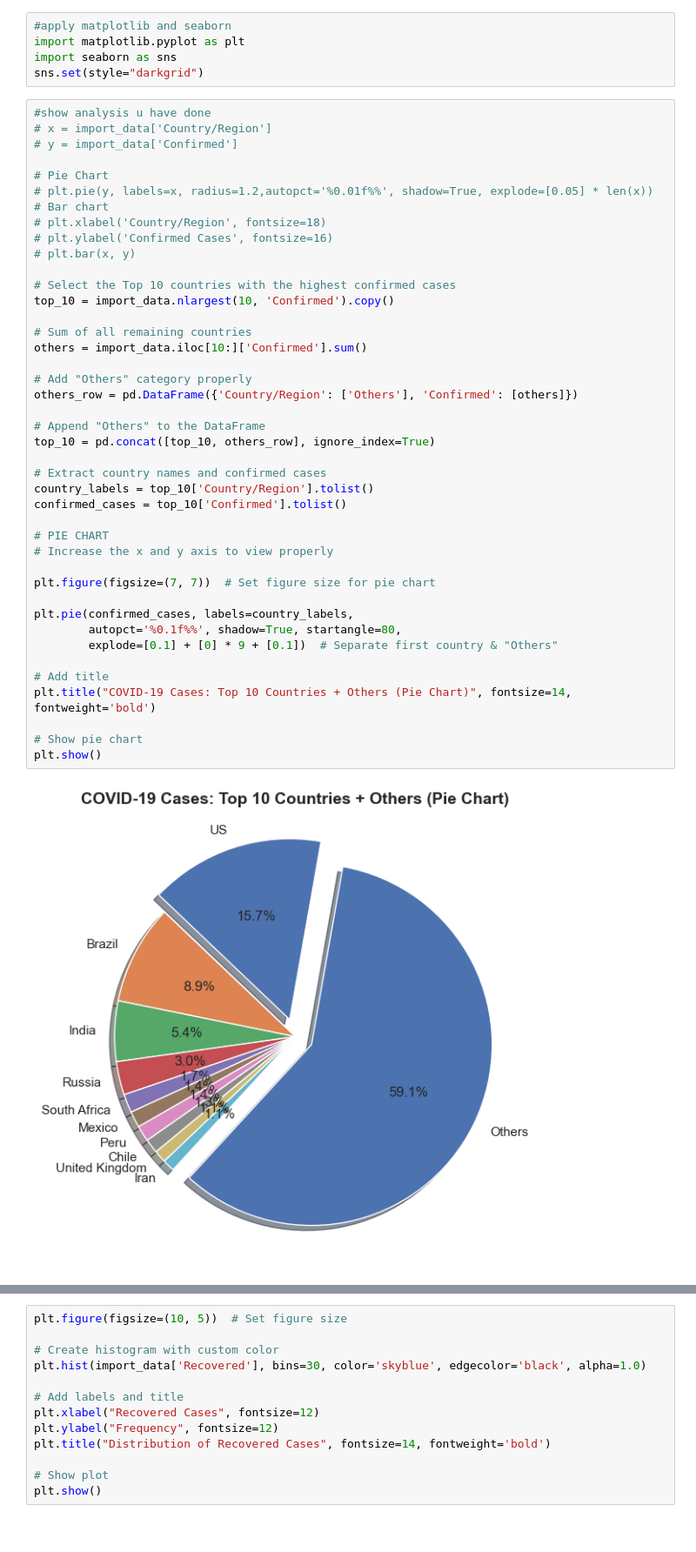
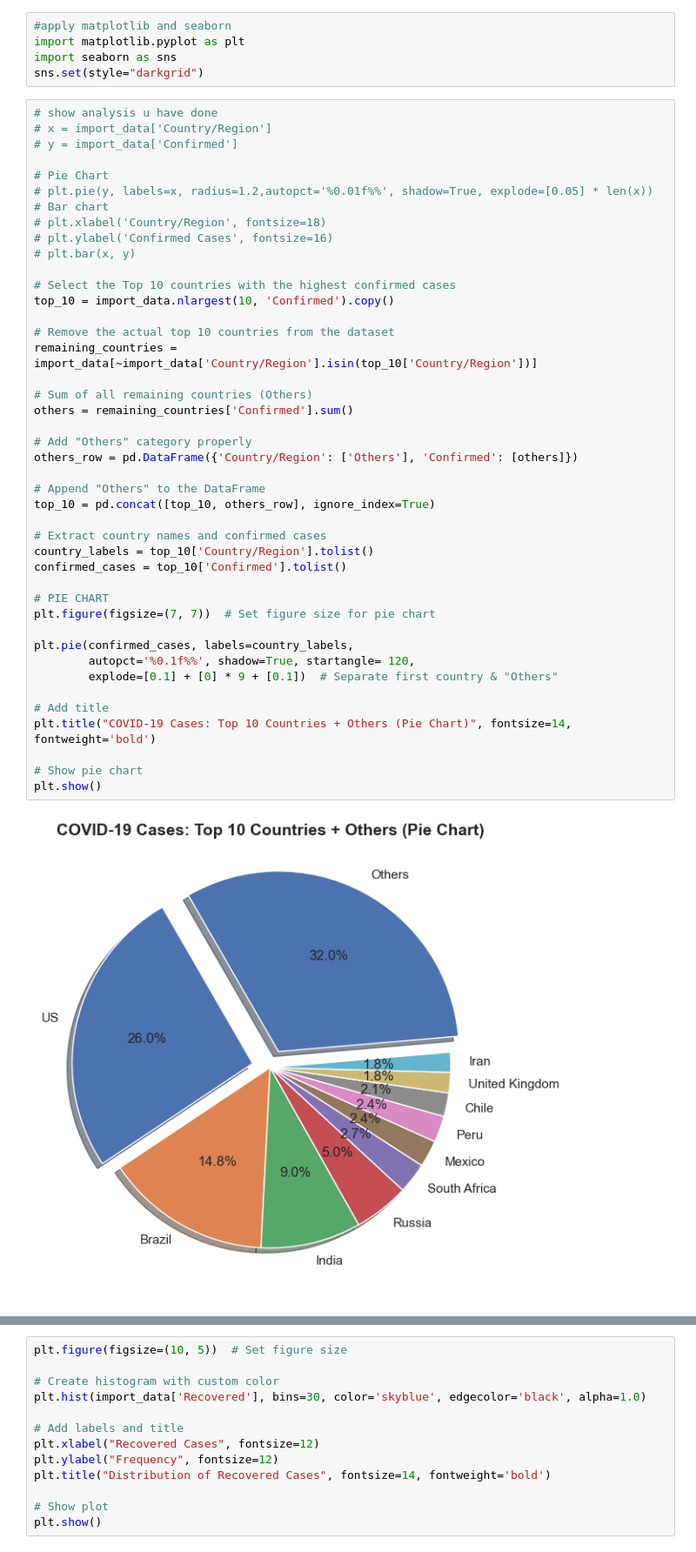
Before and after one commit to ShehrazSarwar/EDA-PYTHON-, a Jupyter notebook: Covid19_Analysis_Project.ipynb, the cells around one changed output, grey strips where cells are left out. Shown at 87% size. Cells and saved outputs as stored; diff of their text form.

```diff
--- a/Covid19_Analysis_Project.ipynb
+++ b/Covid19_Analysis_Project.ipynb
@@ -57,7 +57,7 @@ import matplotlib.pyplot as plt
 import seaborn as sns
 sns.set(style="darkgrid")
 # %%
-#show analysis u have done
+# show analysis u have done
 # x = import_data['Country/Region']
 # y = import_data['Confirmed']
 
@@ -67,39 +67,40 @@ sns.set(style="darkgrid")
 # plt.xlabel('Country/Region', fontsize=18)
 # plt.ylabel('Confirmed Cases', fontsize=16)
 # plt.bar(x, y)
 
 # Select the Top 10 countries with the highest confirmed cases
 top_10 = import_data.nlargest(10, 'Confirmed').copy()
 
-# Sum of all remaining countries
-others = import_data.iloc[10:]['Confirmed'].sum()
+# Remove the actual top 10 countries from the dataset
+remaining_countries = import_data[~import_data['Country/Region'].isin(top_10['Country/Region'])]
+
+# Sum of all remaining countries (Others)
+others = remaining_countries['Confirmed'].sum()
 
 # Add "Others" category properly
 others_row = pd.DataFrame({'Country/Region': ['Others'], 'Confirmed': [others]})
 
 # Append "Others" to the DataFrame
 top_10 = pd.concat([top_10, others_row], ignore_index=True)
 
 # Extract country names and confirmed cases
 country_labels = top_10['Country/Region'].tolist()
 confirmed_cases = top_10['Confirmed'].tolist()
 
 # PIE CHART
-# Increase the x and y axis to view properly
-
 plt.figure(figsize=(7, 7))  # Set figure size for pie chart
 
 plt.pie(confirmed_cases, labels=country_labels,
-        autopct='%0.1f%%', shadow=True, startangle=80,
+        autopct='%0.1f%%', shadow=True, startangle= 120,
         explode=[0.1] + [0] * 9 + [0.1])  # Separate first country & "Others"
 
 # Add title
 plt.title("COVID-19 Cases: Top 10 Countries + Others (Pie Chart)", fontsize=14, fontweight='bold')
 
 # Show pie chart
 plt.show()
 # %% [output]
-[figure, old version]
+[figure, new version]
 # %%
 # BAR CHART
 # Select the Top 10 countries with the highest New cases reported
```
Also changed, not shown: parts of 1 cell of this notebook.
